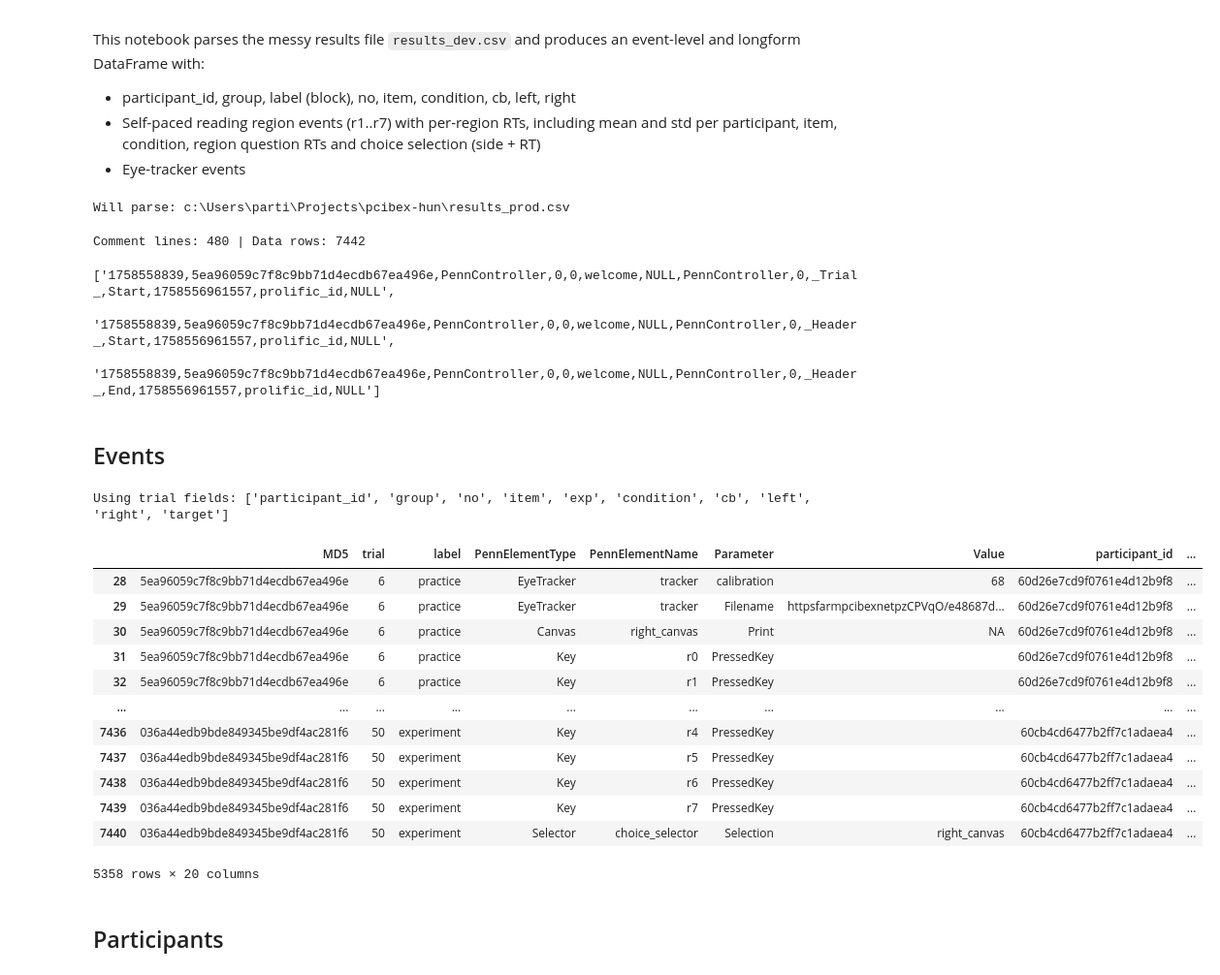
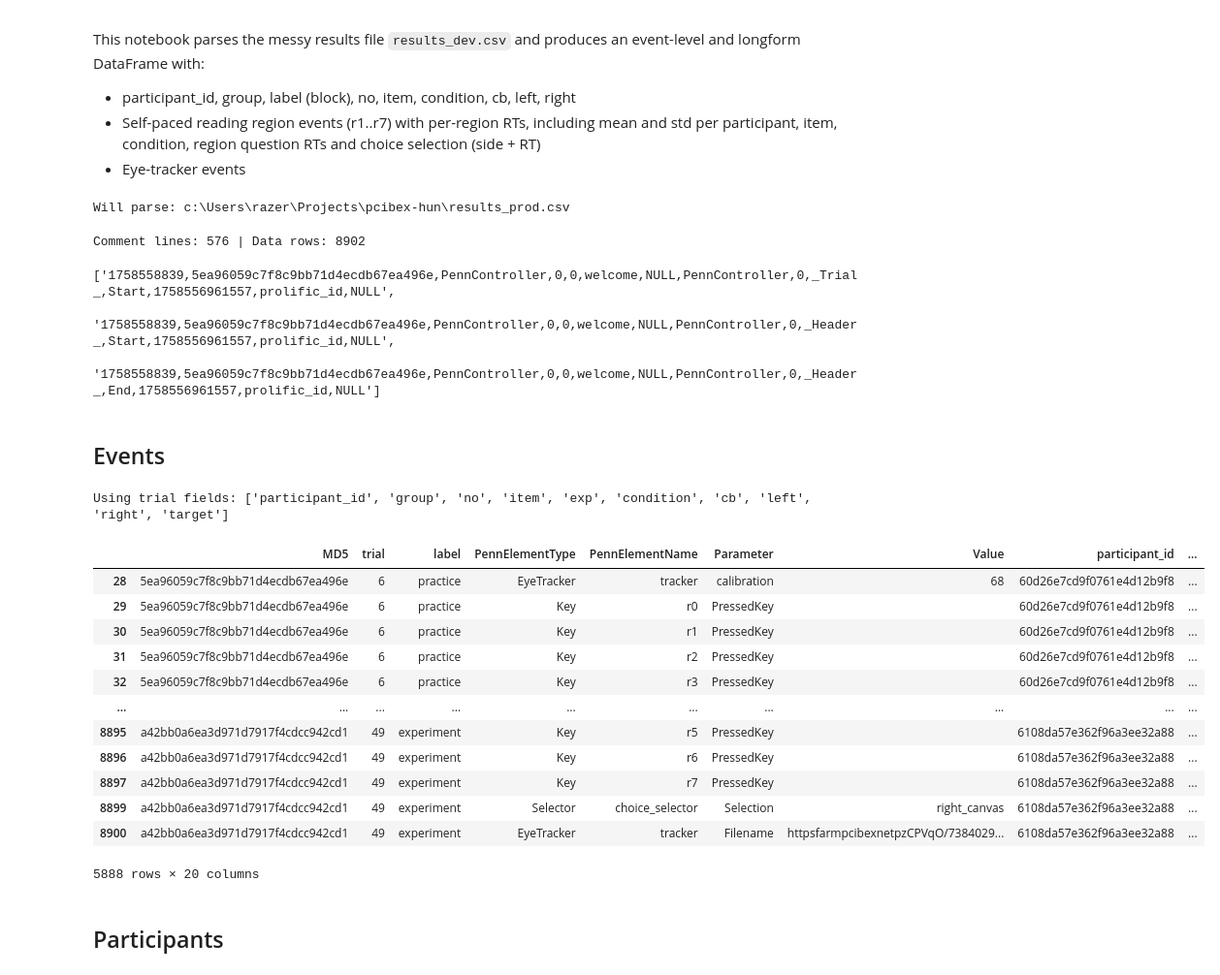
Before and after one commit to partigabor/pcibex-hun, a Jupyter notebook: results.ipynb, the cells around one changed output. Shown at 97% size. Saved outputs shown, nothing was run; the diff lists cells and outputs as text; code cells hidden in the pictures.

```diff
--- a/results.ipynb
+++ b/results.ipynb
@@ -13,7 +13,7 @@ from pathlib import Path
 import pandas as pd
 import numpy as np
 
-ROOT = Path(r"c:\\Users\\parti\\Projects\\pcibex-hun")
+ROOT = Path(r"c:\\Users\\razer\\Projects\\pcibex-hun")
 raw_file = ROOT / "results_prod.csv"
 plots = ROOT / "plots"
 plots.mkdir(exist_ok=True)
@@ -23,7 +23,7 @@ pd.set_option("display.max_columns", 50)
 
 print("Will parse:", raw_file)
 # %% [output]
-Will parse: c:\Users\parti\Projects\pcibex-hun\results_prod.csv
+Will parse: c:\Users\razer\Projects\pcibex-hun\results_prod.csv
 # %%
 # Read file, split comments vs data
 raw_lines = raw_file.read_text(encoding="utf-8").splitlines()
@@ -39,7 +39,7 @@ for line in raw_lines:
 print(f"Comment lines: {len(header_comments)} | Data rows: {len(rows)}")
 rows[:3]
 # %% [output]
-Comment lines: 480 | Data rows: 7442
+Comment lines: 576 | Data rows: 8902
 ['1758558839,5ea96059c7f8c9bb71d4ecdb67ea496e,PennController,0,0,welcome,NULL,PennController,0,_Trial_,Start,1758556961557,prolific_id,NULL',
  '1758558839,5ea96059c7f8c9bb71d4ecdb67ea496e,PennController,0,0,welcome,NULL,PennController,0,_Header_,Start,1758556961557,prolific_id,NULL',
  '1758558839,5ea96059c7f8c9bb71d4ecdb67ea496e,PennController,0,0,welcome,NULL,PennController,0,_Header_,End,1758556961557,prolific_id,NULL']
@@ -204,47 +204,51 @@ if "group" in df.columns and "participant_id" in df.columns:
 # Drop Controller column
 df.drop(columns=["ResultsTime", "Controller", "Inner", "LatinSquare", "EventTime", "prolific_id"], inplace=True)
 
+
+# Drop rows where the Parameter column starts and ends with '_'
+df = df[~df["Parameter"].str.match(r"^_.*_$", na=False)]
+
+# Remove rows where PennElementType is "Canvas"
+df = df[df["PennElementType"] != "Canvas"]
+
 # Add simple elapsed time between events: current row EventTime_ms minus previous row EventTime_ms
 if 'elapsed_ms' in df.columns:
     df.drop(columns=['elapsed_ms'], inplace=True)
 df['elapsed_ms'] = df['event_time_ms'].diff()
 df.drop(columns=['event_time_ms'], inplace=True)
-
-# Drop rows where the Parameter column starts and ends with '_'
-df = df[~df["Parameter"].str.match(r"^_.*_$", na=False)]
 
 # Keep only rows where label is practice or experiment
 df = df[df["Label"].isin(["practice", "experiment"])]
 
 # In Values column rename right_canvas_practice to right_canvas
 df["Value"] = df["Value"].replace({"right_canvas_practice": "right_canvas"})
 df["Value"] = df["Value"].replace({"left_canvas_practice": "left_canvas"})
 
 # Rename Label to label and Order to order
 df.rename(columns={"Label": "label", "Order": "trial"}, inplace=True)
 
 # Fix mistakes in stimuli data ##########################
 # Change condition of sentences no 74 to other-directed-x
 df.loc[df['no'] == 74, 'condition'] = 'other-directed-x'
 
 # Save df as events.csv
 df.to_csv("events.csv", index=False)
 df
 # %% [output]
 Using trial fields: ['participant_id', 'group', 'no', 'item', 'exp', 'condition', 'cb', 'left', 'right', 'target']
 |  | MD5 | trial | label | PennElementType | PennElementName | Parameter | Value | participant_id | ... |
 | 28 | 5ea96059c7f8c9bb71d4ecdb67ea496e | 6 | practice | EyeTracker | tracker | calibration | 68 | 60d26e7cd9f0761e4d12b9f8 | ... |
-| 29 | 5ea96059c7f8c9bb71d4ecdb67ea496e | 6 | practice | EyeTracker | tracker | Filename | httpsfarmpcibexnetpzCPVqO/e48687d... | 60d26e7cd9f0761e4d12b9f8 | ... |
-| 30 | 5ea96059c7f8c9bb71d4ecdb67ea496e | 6 | practice | Canvas | right_canvas | Print | NA | 60d26e7cd9f0761e4d12b9f8 | ... |
-| 31 | 5ea96059c7f8c9bb71d4ecdb67ea496e | 6 | practice | Key | r0 | PressedKey |  | 60d26e7cd9f0761e4d12b9f8 | ... |
-| 32 | 5ea96059c7f8c9bb71d4ecdb67ea496e | 6 | practice | Key | r1 | PressedKey |  | 60d26e7cd9f0761e4d12b9f8 | ... |
+| 29 | 5ea96059c7f8c9bb71d4ecdb67ea496e | 6 | practice | Key | r0 | PressedKey |  | 60d26e7cd9f0761e4d12b9f8 | ... |
+| 30 | 5ea96059c7f8c9bb71d4ecdb67ea496e | 6 | practice | Key | r1 | PressedKey |  | 60d26e7cd9f0761e4d12b9f8 | ... |
+| 31 | 5ea96059c7f8c9bb71d4ecdb67ea496e | 6 | practice | Key | r2 | PressedKey |  | 60d26e7cd9f0761e4d12b9f8 | ... |
+| 32 | 5ea96059c7f8c9bb71d4ecdb67ea496e | 6 | practice | Key | r3 | PressedKey |  | 60d26e7cd9f0761e4d12b9f8 | ... |
 | ... | ... | ... | ... | ... | ... | ... | ... | ... | ... |
-| 7436 | 036a44edb9bde849345be9df4ac281f6 | 50 | experiment | Key | r4 | PressedKey |  | 60cb4cd6477b2ff7c1adaea4 | ... |
-| 7437 | 036a44edb9bde849345be9df4ac281f6 | 50 | experiment | Key | r5 | PressedKey |  | 60cb4cd6477b2ff7c1adaea4 | ... |
-| 7438 | 036a44edb9bde849345be9df4ac281f6 | 50 | experiment | Key | r6 | PressedKey |  | 60cb4cd6477b2ff7c1adaea4 | ... |
-| 7439 | 036a44edb9bde849345be9df4ac281f6 | 50 | experiment | Key | r7 | PressedKey |  | 60cb4cd6477b2ff7c1adaea4 | ... |
-| 7440 | 036a44edb9bde849345be9df4ac281f6 | 50 | experiment | Selector | choice_selector | Selection | right_canvas | 60cb4cd6477b2ff7c1adaea4 | ... |
+| 8895 | a42bb0a6ea3d971d7917f4cdcc942cd1 | 49 | experiment | Key | r5 | PressedKey |  | 6108da57e362f96a3ee32a88 | ... |
+| 8896 | a42bb0a6ea3d971d7917f4cdcc942cd1 | 49 | experiment | Key | r6 | PressedKey |  | 6108da57e362f96a3ee32a88 | ... |
+| 8897 | a42bb0a6ea3d971d7917f4cdcc942cd1 | 49 | experiment | Key | r7 | PressedKey |  | 6108da57e362f96a3ee32a88 | ... |
+| 8899 | a42bb0a6ea3d971d7917f4cdcc942cd1 | 49 | experiment | Selector | choice_selector | Selection | right_canvas | 6108da57e362f96a3ee32a88 | ... |
+| 8900 | a42bb0a6ea3d971d7917f4cdcc942cd1 | 49 | experiment | EyeTracker | tracker | Filename | httpsfarmpcibexnetpzCPVqO/7384029... | 6108da57e362f96a3ee32a88 | ... |
-5358 rows × 20 columns
+5888 rows × 20 columns
 # %% [markdown]
 ## Participants
 # %%
```
Also changed, not shown: parts of 12 cells of this notebook, 9 other files.
